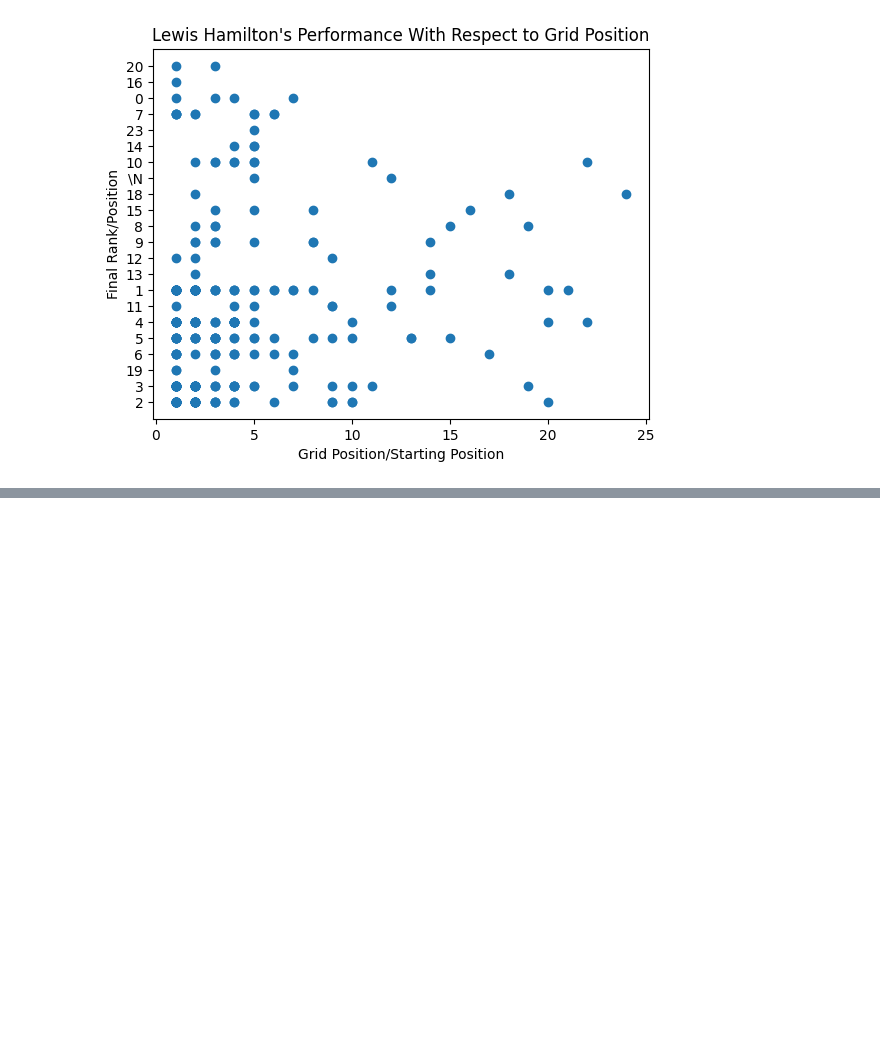
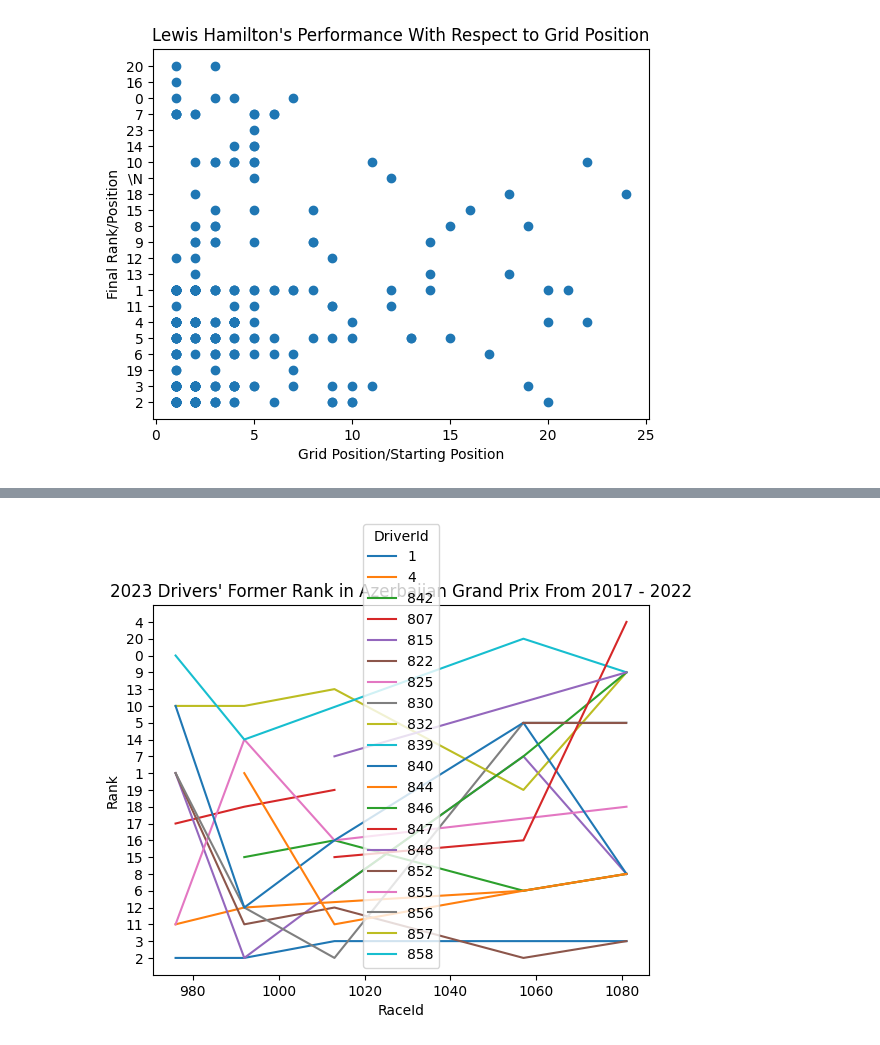
Before and after one commit to JunyiZhou-Conny/F1-Score-Prediction, a Jupyter notebook: Analysis of Hamilton.ipynb, the cells around one changed output, grey strips where cells are left out. Cells and saved outputs as stored; diff of their text form; code cells hidden in the pictures; blank space fills up the shorter version.

```diff
--- a/Analysis of Hamilton.ipynb
+++ b/Analysis of Hamilton.ipynb
@@ -52,0 +70,3 @@ plt.title("Proportion of Urban Population Versus Years")
+# %%
+drivers = pd.read_csv("data_raw/drivers.csv")
+results = pd.read_csv("data_raw/results.csv")
@@ -52,0 +119,15 @@ plt.title("Proportion of Urban Population Versus Years")
+# %%
+##Grid Positions For Each Driver
+for ID in vec_drId:
+    x = results_Baku.query(f"driverId == {ID}")["raceId"]
+    y = results_Baku.query(f"driverId == {ID}")["rank"].sort_values()
+    plt.plot(x,y)
+    plt.xlabel("RaceId")
+    plt.ylabel("Rank")
+    plt.title("2023 Drivers' Former Rank in Azerbaijan Grand Prix From 2017 - 2022")
+
+plt.legend(labels = vec_drId,
+           title  = "DriverId")
+plt.show()
+# %% [output]
+[figure, added]
```
Also changed, not shown: parts of 7 cells of this notebook.
